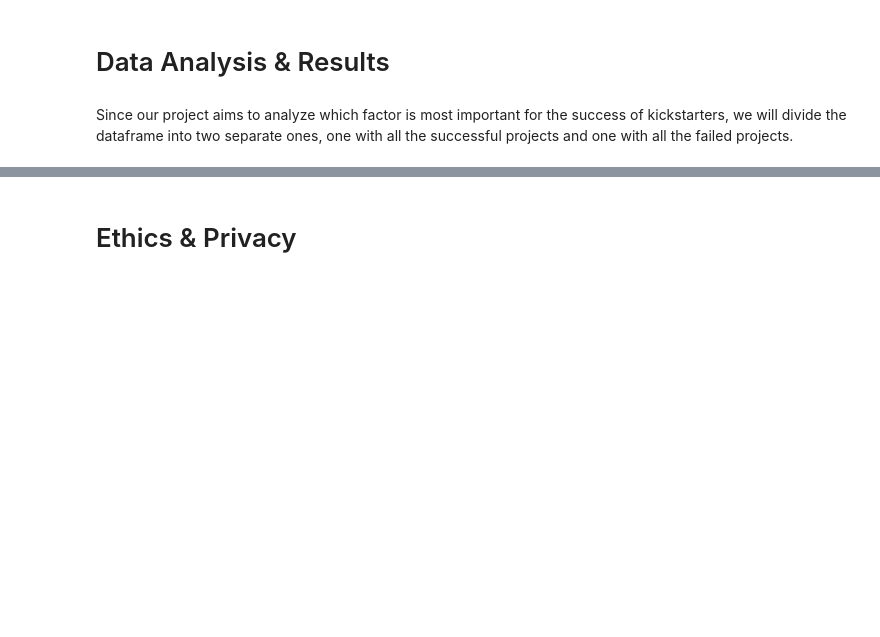
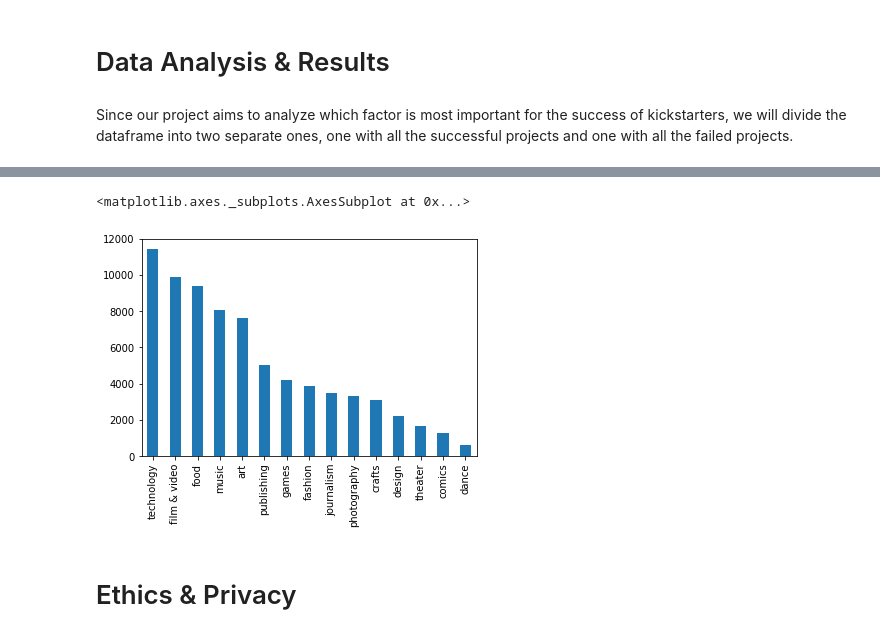
Before and after one commit to krandapus/Projects, a Jupyter notebook: FinalProject.ipynb, the cells around one changed output, grey strips where cells are left out. Saved outputs shown, nothing was run; the diff lists cells and outputs as text; code cells hidden in the pictures; blank space fills up the shorter version.

```diff
--- a/FinalProject.ipynb
+++ b/FinalProject.ipynb
@@ -104,3 +128,9 @@ df_failed = df_kickstarters[df_kickstarters['status']=='failed']
+# %%
+# plots histogram of column 'main category' of failed projects
+df_failed['main_category'].value_counts().plot(kind='bar')
+# %% [output]
+<matplotlib.axes._subplots.AxesSubplot at 0x...>
+[figure, added]
 # %%
 ## YOUR CODE HERE
 ## FEEL FREE TO ADD MULTIPLE CELLS PER SECTION
```
Also changed, not shown: parts of 5 cells of this notebook.
